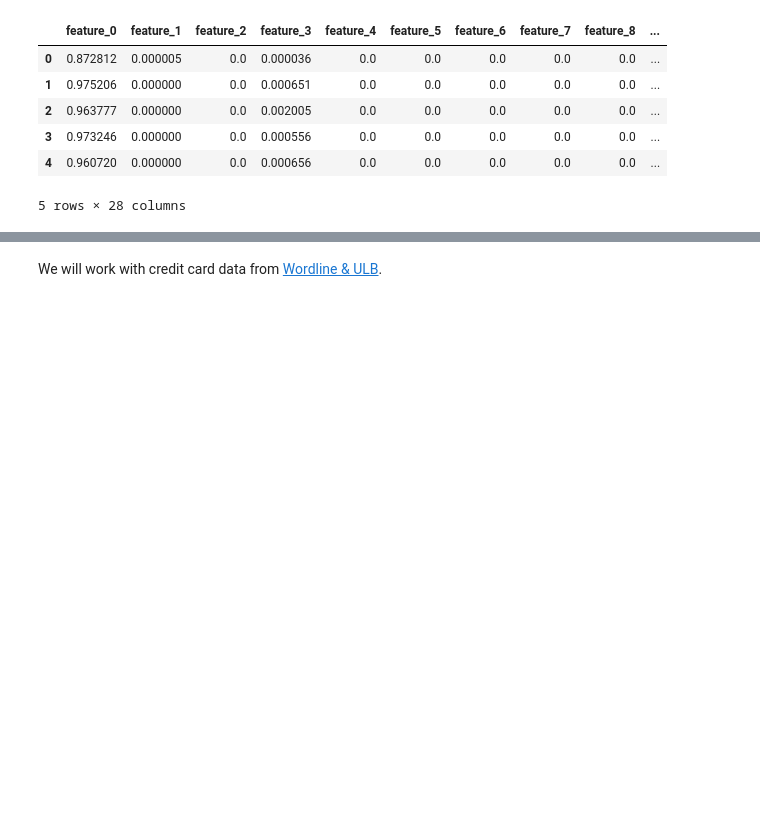
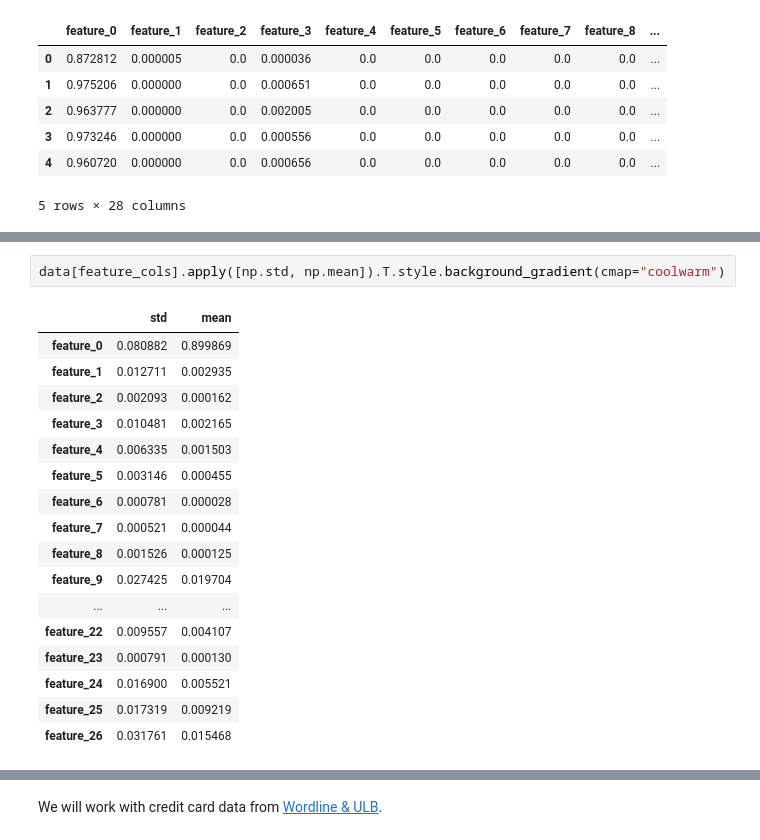
Before and after one commit to danieltsoukup/autoencoders, a Jupyter notebook: outlier_detection_with_autoencoders.ipynb, the cells around one changed output, grey strips where cells are left out. Saved outputs shown, nothing was run; the diff lists cells and outputs as text; blank space fills up the shorter version.

```diff
--- a/outlier_detection_with_autoencoders.ipynb
+++ b/outlier_detection_with_autoencoders.ipynb
@@ -47,0 +93,20 @@ y.mean()
+# %%
+data[feature_cols].apply([np.std, np.mean]).T.style.background_gradient(cmap="coolwarm")
+# %% [output]
+|  | std | mean |
+| feature_0 | 0.080882 | 0.899869 |
+| feature_1 | 0.012711 | 0.002935 |
+| feature_2 | 0.002093 | 0.000162 |
+| feature_3 | 0.010481 | 0.002165 |
+| feature_4 | 0.006335 | 0.001503 |
+| feature_5 | 0.003146 | 0.000455 |
+| feature_6 | 0.000781 | 0.000028 |
+| feature_7 | 0.000521 | 0.000044 |
+| feature_8 | 0.001526 | 0.000125 |
+| feature_9 | 0.027425 | 0.019704 |
+| ... | ... | ... |
+| feature_22 | 0.009557 | 0.004107 |
+| feature_23 | 0.000791 | 0.000130 |
+| feature_24 | 0.016900 | 0.005521 |
+| feature_25 | 0.017319 | 0.009219 |
+| feature_26 | 0.031761 | 0.015468 |
```
Also changed, not shown: parts of 12 cells of this notebook.
